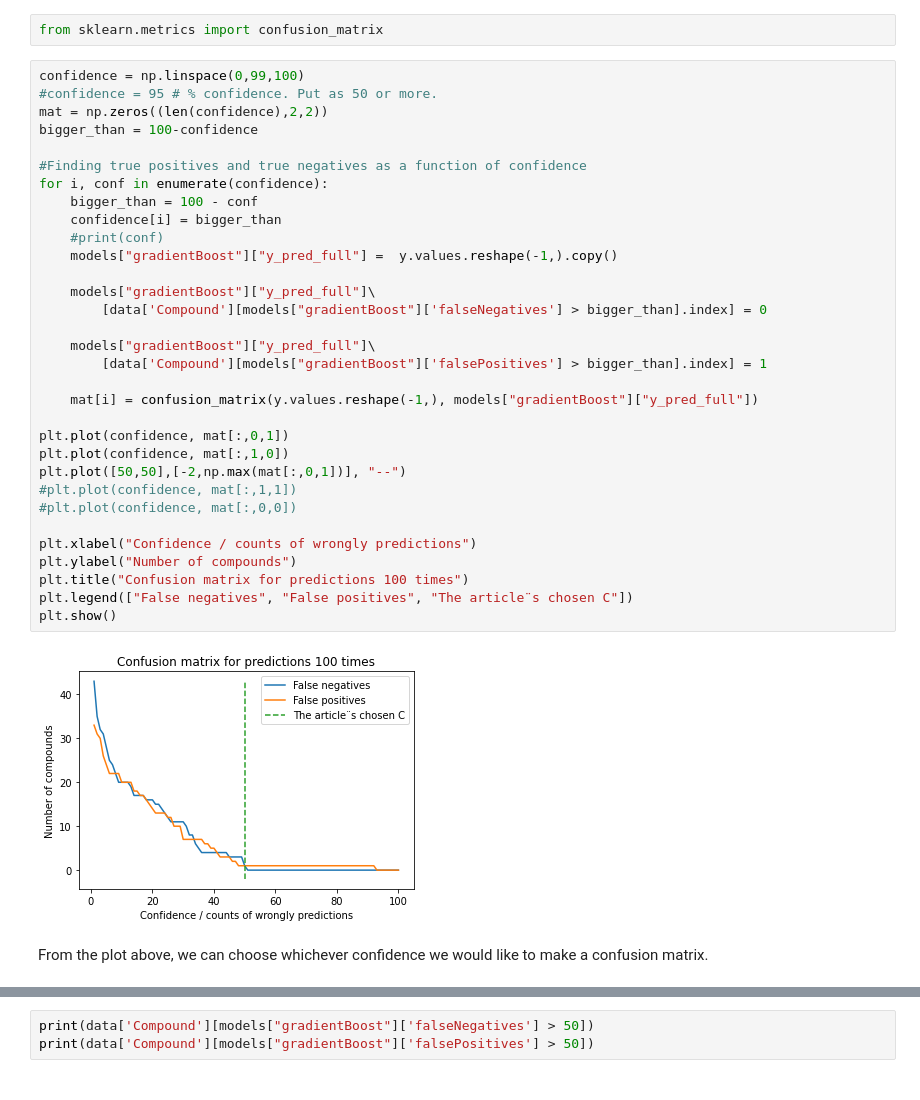
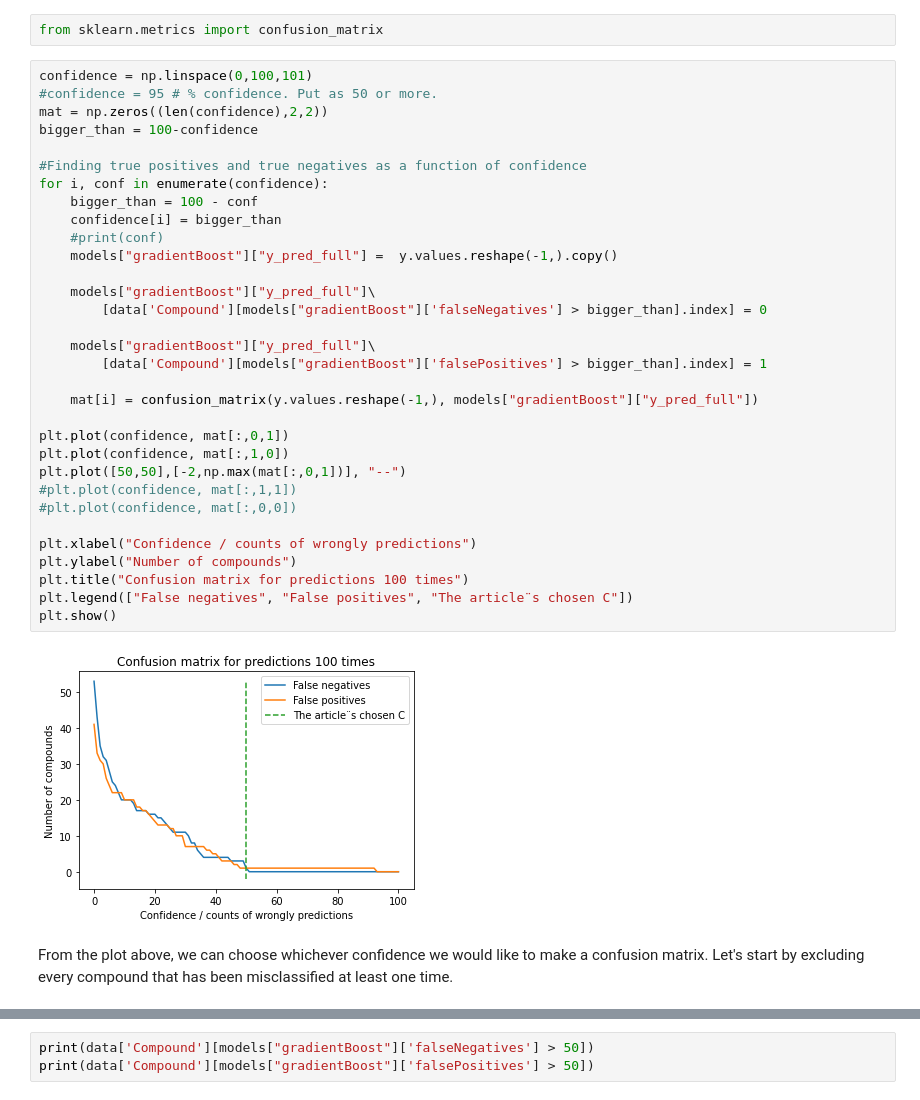
Before and after one commit to ohebbi/predicting-ABO3-structures, a Jupyter notebook: notebooks/perovskite-article/supervisedModels.ipynb, the cells around one changed output, grey strips where cells are left out. Cells and saved outputs as stored; diff of their text form.

```diff
--- a/notebooks/perovskite-article/supervisedModels.ipynb
+++ b/notebooks/perovskite-article/supervisedModels.ipynb
@@ -388,41 +372,41 @@ Out of 100 different runs, we yield a prediction if over 50% of the predictions
 # %%
 from sklearn.metrics import confusion_matrix
 # %%
-confidence = np.linspace(0,99,100)
+confidence = np.linspace(0,100,101)
 #confidence = 95 # % confidence. Put as 50 or more.
 mat = np.zeros((len(confidence),2,2))
 bigger_than = 100-confidence
 
 #Finding true positives and true negatives as a function of confidence
 for i, conf in enumerate(confidence):
     bigger_than = 100 - conf
     confidence[i] = bigger_than
     #print(conf)
     models["gradientBoost"]["y_pred_full"] =  y.values.reshape(-1,).copy()
 
     models["gradientBoost"]["y_pred_full"]\
         [data['Compound'][models["gradientBoost"]['falseNegatives'] > bigger_than].index] = 0
 
     models["gradientBoost"]["y_pred_full"]\
         [data['Compound'][models["gradientBoost"]['falsePositives'] > bigger_than].index] = 1
 
     mat[i] = confusion_matrix(y.values.reshape(-1,), models["gradientBoost"]["y_pred_full"])
 
 plt.plot(confidence, mat[:,0,1])
 plt.plot(confidence, mat[:,1,0])
 plt.plot([50,50],[-2,np.max(mat[:,0,1])], "--")
 #plt.plot(confidence, mat[:,1,1])
 #plt.plot(confidence, mat[:,0,0])
 
 plt.xlabel("Confidence / counts of wrongly predictions")
 plt.ylabel("Number of compounds")
 plt.title("Confusion matrix for predictions 100 times")
 plt.legend(["False negatives", "False positives", "The article¨s chosen C"])
 plt.show()
 # %% [output]
-[figure, old version]
+[figure, new version]
 # %% [markdown]
-From the plot above, we can choose whichever confidence we would like to make a confusion matrix.
+From the plot above, we can choose whichever confidence we would like to make a confusion matrix. Let's start by excluding every compound that has been misclassified at least one time.
 # %%
 from sklearn.metrics import confusion_matrix
 import seaborn as sns
```
Also changed, not shown: parts of 4 cells of this notebook, 1 other file.
